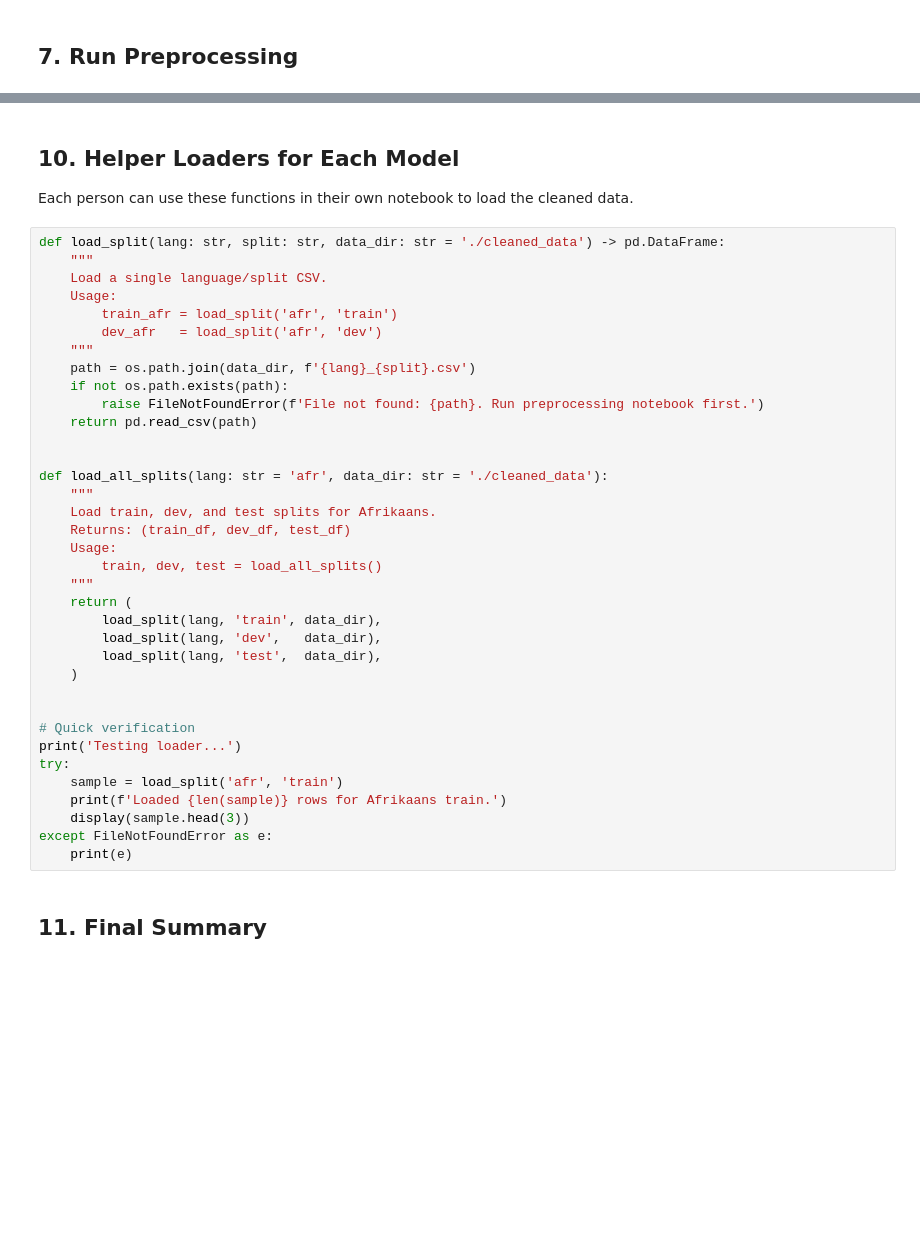
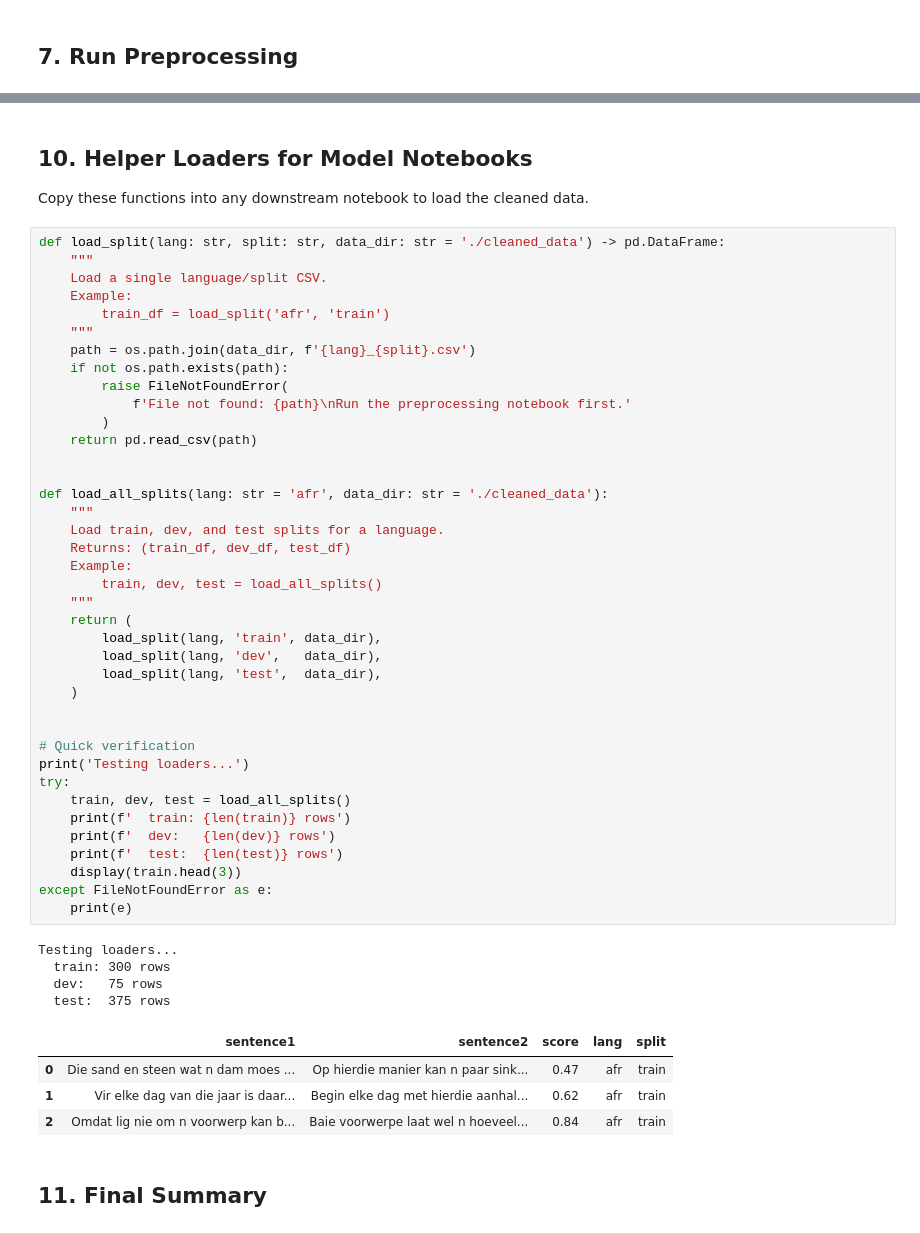
Before and after one commit to Wadalisa/COS760_Semantic_Readiness, a Jupyter notebook: notebooks/02_preprocessing.ipynb, the cells around one changed output, grey strips where cells are left out. Drawn from its saved outputs; the diff is of its cells as text; blank space fills up the shorter version.

```diff
--- a/notebooks/02_preprocessing.ipynb
+++ b/notebooks/02_preprocessing.ipynb
@@ -274,42 +318,54 @@ if all_frames:
 # %% [markdown]
-## 10. Helper Loaders for Each Model
-Each person can use these functions in their own notebook to load the cleaned data.
+## 10. Helper Loaders for Model Notebooks
+Copy these functions into any downstream notebook to load the cleaned data.
 # %%
 def load_split(lang: str, split: str, data_dir: str = './cleaned_data') -> pd.DataFrame:
     """
     Load a single language/split CSV.
-    Usage:
-        train_afr = load_split('afr', 'train')
-        dev_afr   = load_split('afr', 'dev')
+    Example:
+        train_df = load_split('afr', 'train')
     """
     path = os.path.join(data_dir, f'{lang}_{split}.csv')
     if not os.path.exists(path):
-        raise FileNotFoundError(f'File not found: {path}. Run preprocessing notebook first.')
+        raise FileNotFoundError(
+            f'File not found: {path}\nRun the preprocessing notebook first.'
+        )
     return pd.read_csv(path)
 
 
 def load_all_splits(lang: str = 'afr', data_dir: str = './cleaned_data'):
     """
-    Load train, dev, and test splits for Afrikaans.
+    Load train, dev, and test splits for a language.
     Returns: (train_df, dev_df, test_df)
-    Usage:
+    Example:
         train, dev, test = load_all_splits()
     """
     return (
         load_split(lang, 'train', data_dir),
         load_split(lang, 'dev',   data_dir),
         load_split(lang, 'test',  data_dir),
     )
 
 
 # Quick verification
-print('Testing loader...')
+print('Testing loaders...')
 try:
-    sample = load_split('afr', 'train')
-    print(f'Loaded {len(sample)} rows for Afrikaans train.')
-    display(sample.head(3))
+    train, dev, test = load_all_splits()
+    print(f'  train: {len(train)} rows')
+    print(f'  dev:   {len(dev)} rows')
+    print(f'  test:  {len(test)} rows')
+    display(train.head(3))
 except FileNotFoundError as e:
     print(e)
+# %% [output]
+Testing loaders...
+  train: 300 rows
+  dev:   75 rows
+  test:  375 rows
+|  | sentence1 | sentence2 | score | lang | split |
+| 0 | Die sand en steen wat n dam moes ... | Op hierdie manier kan n paar sink... | 0.47 | afr | train |
+| 1 | Vir elke dag van die jaar is daar... | Begin elke dag met hierdie aanhal... | 0.62 | afr | train |
+| 2 | Omdat lig nie om n voorwerp kan b... | Baie voorwerpe laat wel n hoeveel... | 0.84 | afr | train |
 # %% [markdown]
 ## 11. Final Summary
 # %%
```
Also changed, not shown: parts of 31 cells of this notebook, 6 other files.
